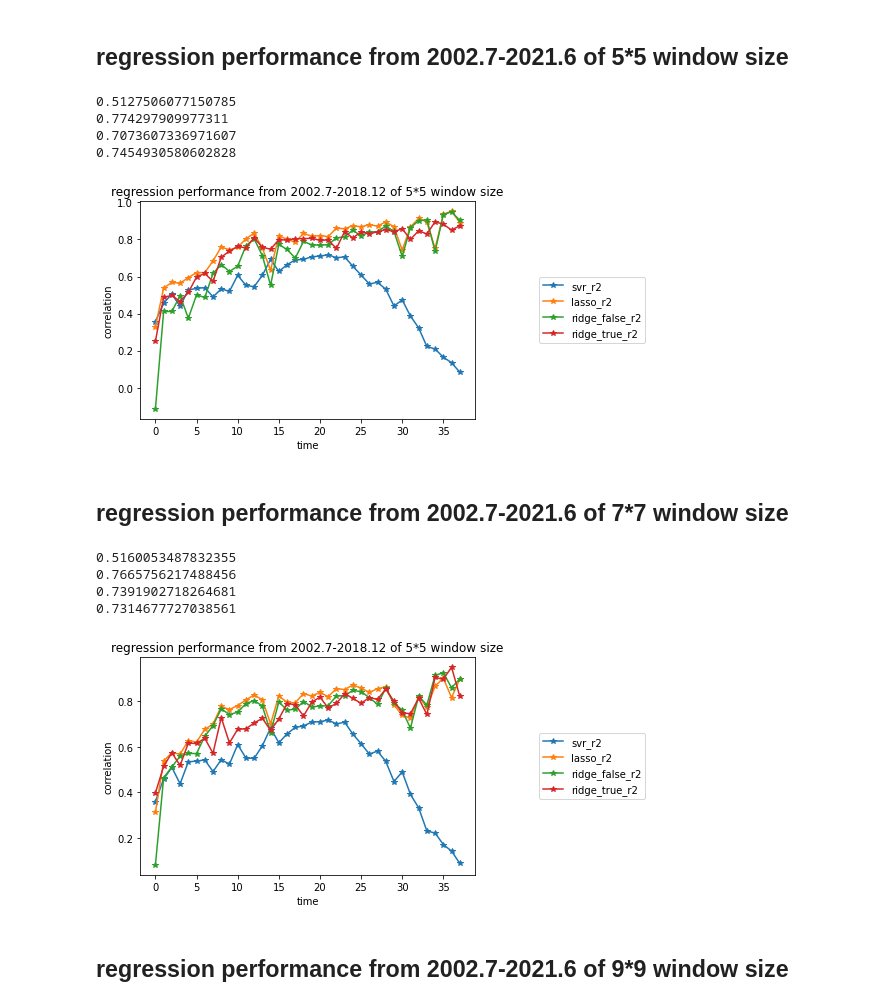
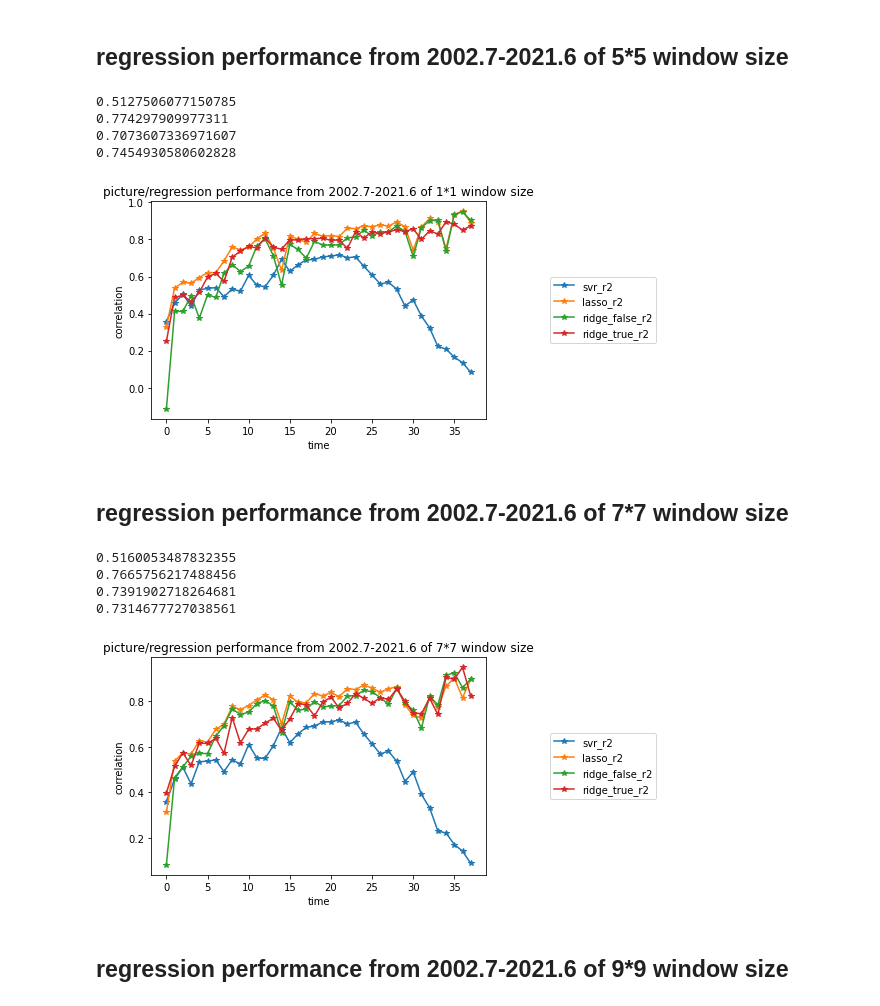
Before and after one commit to jiashenggu/ai_in_bio, a Jupyter notebook: pubmed_figure_2022.ipynb, the cells around one changed output. Cells and saved outputs as stored; diff of their text form; code cells hidden in the pictures.

Commit message:
neaten pictures

```diff
--- a/pubmed_figure_2022.ipynb
+++ b/pubmed_figure_2022.ipynb
@@ -62,38 +64,40 @@ for model in ['svr_r2', 'lasso_r2', 'ridge_false_r2', 'ridge_true_r2']:
     print(mean(reg_results[model]))
 
 plt.legend(loc=10, bbox_to_anchor=(1.35, 0.5))
-plt.title("regression performance from 2002.7-2018.12 of 5*5 window size")
+plt.title("picture/regression performance from 2002.7-2021.6 of 1*1 window size")
+plt.savefig("picture/regression_performance_window_size_5.pdf")
 plt.show()
 # %% [output]
 0.5127506077150785
 0.774297909977311
 0.7073607336971607
 0.7454930580602828
-[figure, old version]
+[figure, new version]
 # %% [markdown]
 ## regression performance from 2002.7-2021.6 of 7*7 window size
 # %%
 import pandas as pd
 reg_results = pd.read_csv("window_size_7.csv", index_col=0)
 reg_results = reg_results[4:-1]
 import matplotlib.pyplot as plt
 from statistics import mean
 plt.xlabel("time")
 plt.ylabel("correlation")
 x=[i for i in range(0,38)]
 for model in ['svr_r2', 'lasso_r2', 'ridge_false_r2', 'ridge_true_r2']:
     plt.plot(x, reg_results[model], '-*', label=model)
     print(mean(reg_results[model]))
 
 plt.legend(loc=10, bbox_to_anchor=(1.35, 0.5))
-plt.title("regression performance from 2002.7-2018.12 of 5*5 window size")
+plt.title("picture/regression performance from 2002.7-2021.6 of 7*7 window size")
+plt.savefig("picture/regression_performance_window_size_7.pdf")
 plt.show()
 # %% [output]
 0.5160053487832355
 0.7665756217488456
 0.7391902718264681
 0.7314677727038561
-[figure, old version]
+[figure, new version]
 # %% [markdown]
 ## regression performance from 2002.7-2021.6 of 9*9 window size
 # %%
```
Also changed, not shown: parts of 7 cells of this notebook, 19 other files.
